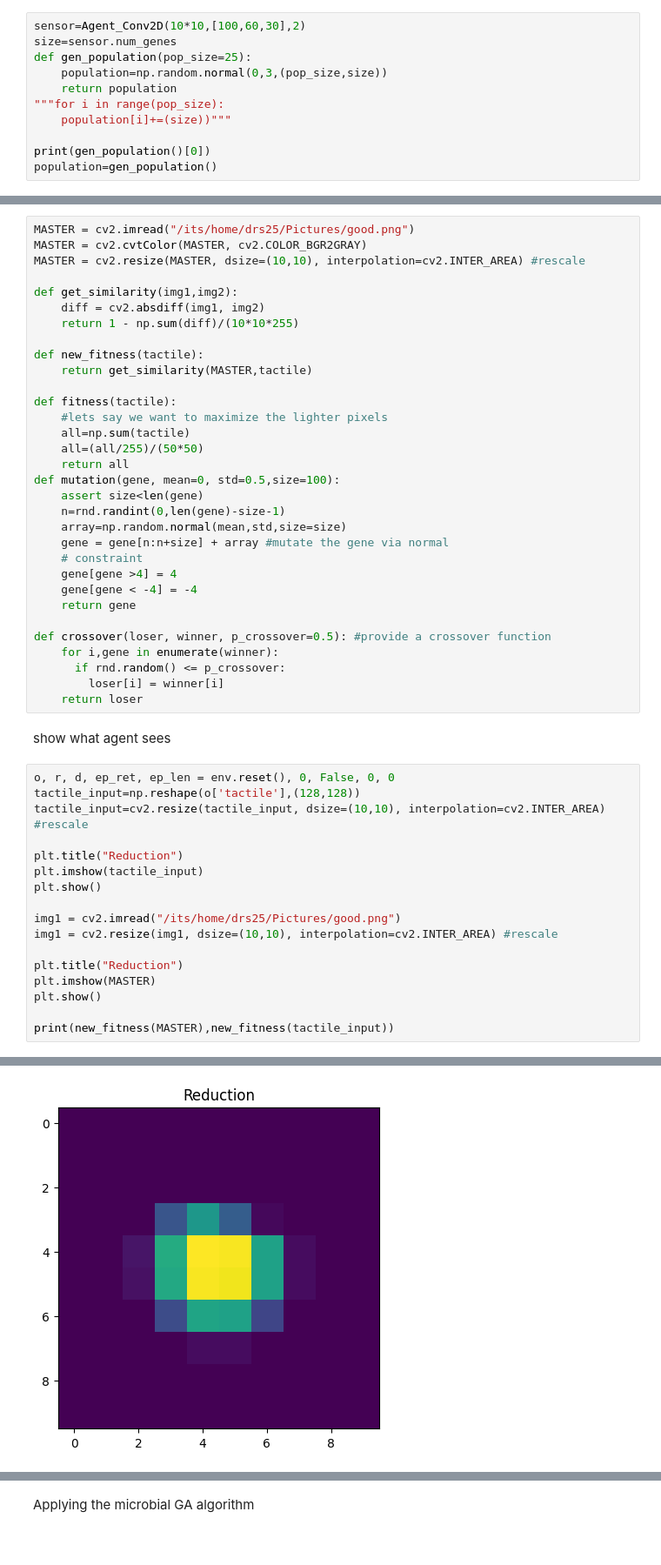
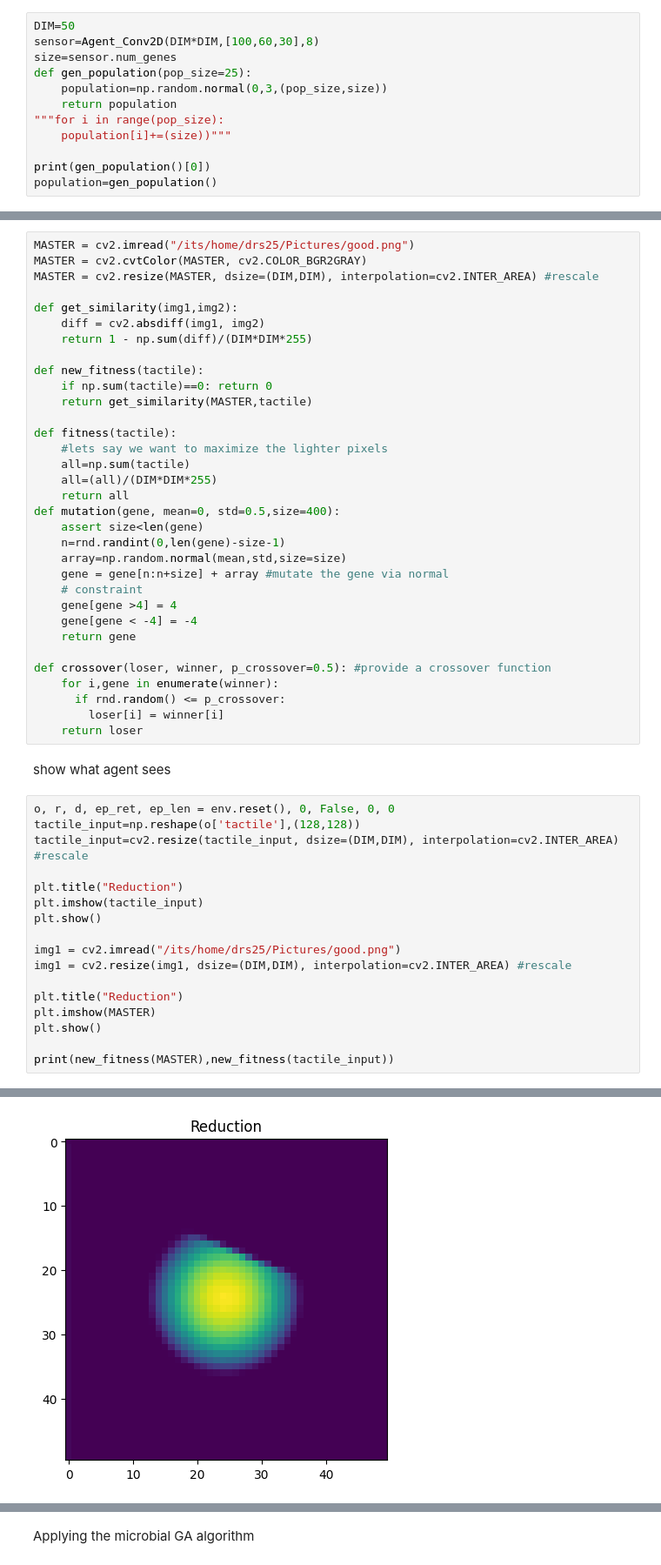
Before and after one commit to shepai/Chaos-Robotics, a Jupyter notebook: Bio-inspired sensors/Sim/gym_test.ipynb, the cells around one changed output, grey strips where cells are left out. Shown at 87% size. Saved outputs shown, nothing was run; the diff lists cells and outputs as text.

```diff
--- a/Bio-inspired sensors/Sim/gym_test.ipynb
+++ b/Bio-inspired sensors/Sim/gym_test.ipynb
@@ -202,7 +201,8 @@ class Agent_Conv2D:
 # %% [markdown]
 create an agent and population of genes
 # %%
-sensor=Agent_Conv2D(10*10,[100,60,30],2)
+DIM=50
+sensor=Agent_Conv2D(DIM*DIM,[100,60,30],8)
 size=sensor.num_genes
 def gen_population(pop_size=25):
     population=np.random.normal(0,3,(pop_size,size))
@@ -220,21 +220,22 @@ Fitness function and mutation of genes
 # %%
 MASTER = cv2.imread("/its/home/drs25/Pictures/good.png")
 MASTER = cv2.cvtColor(MASTER, cv2.COLOR_BGR2GRAY)
-MASTER = cv2.resize(MASTER, dsize=(10,10), interpolation=cv2.INTER_AREA) #rescale
+MASTER = cv2.resize(MASTER, dsize=(DIM,DIM), interpolation=cv2.INTER_AREA) #rescale
 
 def get_similarity(img1,img2):
     diff = cv2.absdiff(img1, img2)
-    return 1 - np.sum(diff)/(10*10*255)
+    return 1 - np.sum(diff)/(DIM*DIM*255)
 
 def new_fitness(tactile):
+    if np.sum(tactile)==0: return 0
     return get_similarity(MASTER,tactile)
 
 def fitness(tactile):
     #lets say we want to maximize the lighter pixels
     all=np.sum(tactile)
-    all=(all/255)/(50*50)
+    all=(all)/(DIM*DIM*255)
     return all
-def mutation(gene, mean=0, std=0.5,size=100):
+def mutation(gene, mean=0, std=0.5,size=400):
     assert size<len(gene)
     n=rnd.randint(0,len(gene)-size-1)
     array=np.random.normal(mean,std,size=size)
@@ -254,14 +255,14 @@ show what agent sees
 # %%
 o, r, d, ep_ret, ep_len = env.reset(), 0, False, 0, 0
 tactile_input=np.reshape(o['tactile'],(128,128))
-tactile_input=cv2.resize(tactile_input, dsize=(10,10), interpolation=cv2.INTER_AREA) #rescale
+tactile_input=cv2.resize(tactile_input, dsize=(DIM,DIM), interpolation=cv2.INTER_AREA) #rescale
 
 plt.title("Reduction")
 plt.imshow(tactile_input)
 plt.show()
 
 img1 = cv2.imread("/its/home/drs25/Pictures/good.png")
-img1 = cv2.resize(img1, dsize=(10,10), interpolation=cv2.INTER_AREA) #rescale
+img1 = cv2.resize(img1, dsize=(DIM,DIM), interpolation=cv2.INTER_AREA) #rescale
 
 plt.title("Reduction")
 plt.imshow(MASTER)
@@ -273 +274 @@ print(new_fitness(MASTER),new_fitness(tactile_input))
-[figure, old version]
+[figure, new version]
```
Also changed, not shown: parts of 9 cells of this notebook.
